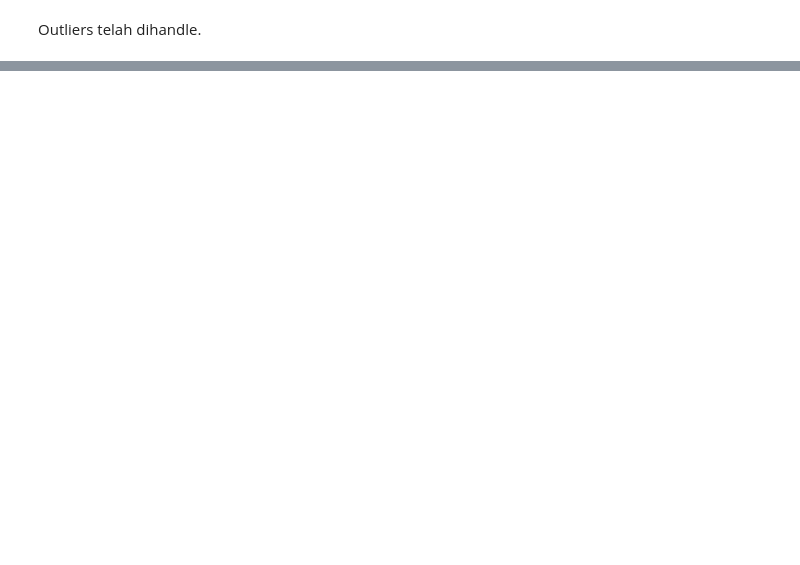
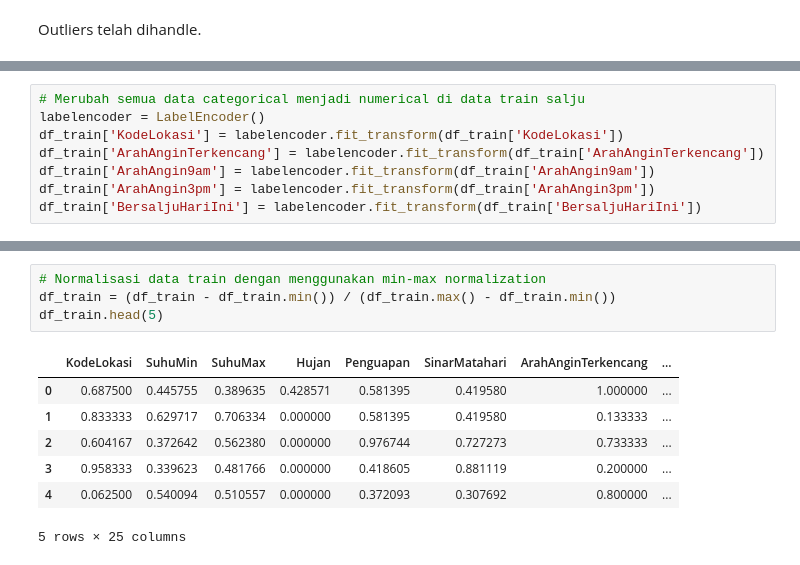
Before and after one commit to RezaAYahya/Classification, a Jupyter notebook: Classification_Salju.ipynb, the cells around one changed output, grey strips where cells are left out. Drawn from its saved outputs; the diff is of its cells as text; blank space fills up the shorter version.

Commit message:
Update Encode Data & Normalisasi Data

```diff
--- a/Classification_Salju.ipynb
+++ b/Classification_Salju.ipynb
@@ -780,0 +783,8 @@ Outliers telah dihandle.
+# %%
+# Merubah semua data categorical menjadi numerical di data train salju
+labelencoder = LabelEncoder()
+df_train['KodeLokasi'] = labelencoder.fit_transform(df_train['KodeLokasi'])
+df_train['ArahAnginTerkencang'] = labelencoder.fit_transform(df_train['ArahAnginTerkencang'])
+df_train['ArahAngin9am'] = labelencoder.fit_transform(df_train['ArahAngin9am'])
+df_train['ArahAngin3pm'] = labelencoder.fit_transform(df_train['ArahAngin3pm'])
+df_train['BersaljuHariIni'] = labelencoder.fit_transform(df_train['BersaljuHariIni'])
@@ -780,0 +838,12 @@ Outliers telah dihandle.
+# %%
+# Normalisasi data train dengan menggunakan min-max normalization
+df_train = (df_train - df_train.min()) / (df_train.max() - df_train.min())
+df_train.head(5)
+# %% [output]
+|  | KodeLokasi | SuhuMin | SuhuMax | Hujan | Penguapan | SinarMatahari | ArahAnginTerkencang | ... |
+| 0 | 0.687500 | 0.445755 | 0.389635 | 0.428571 | 0.581395 | 0.419580 | 1.000000 | ... |
+| 1 | 0.833333 | 0.629717 | 0.706334 | 0.000000 | 0.581395 | 0.419580 | 0.133333 | ... |
+| 2 | 0.604167 | 0.372642 | 0.562380 | 0.000000 | 0.976744 | 0.727273 | 0.733333 | ... |
+| 3 | 0.958333 | 0.339623 | 0.481766 | 0.000000 | 0.418605 | 0.881119 | 0.200000 | ... |
+| 4 | 0.062500 | 0.540094 | 0.510557 | 0.000000 | 0.372093 | 0.307692 | 0.800000 | ... |
+5 rows × 25 columns
```
Also changed, not shown: parts of 7 cells of this notebook.
